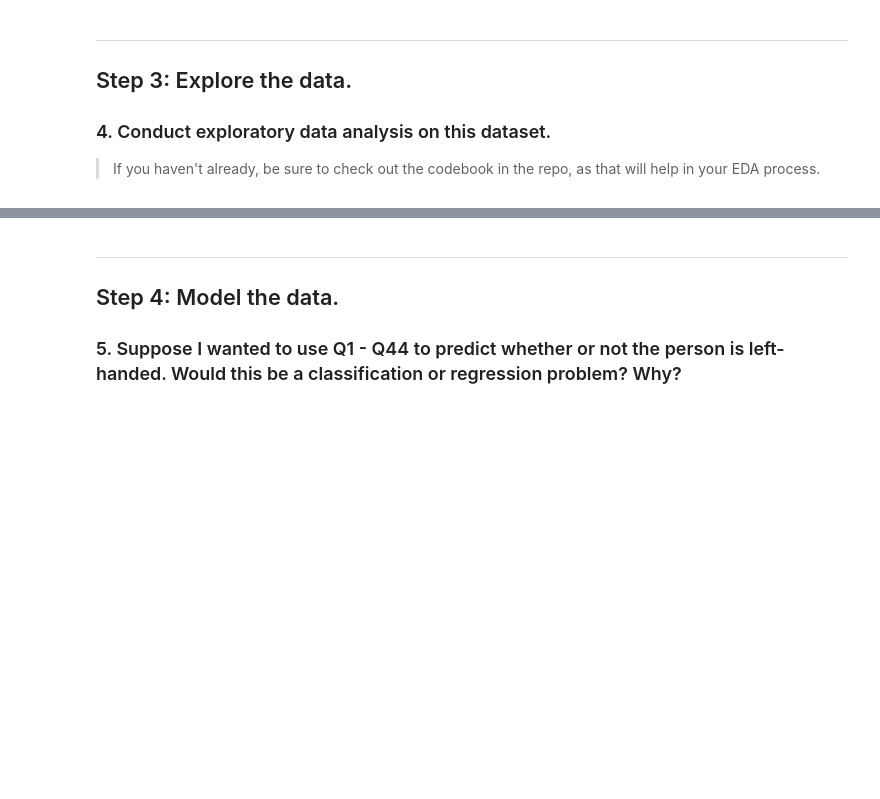
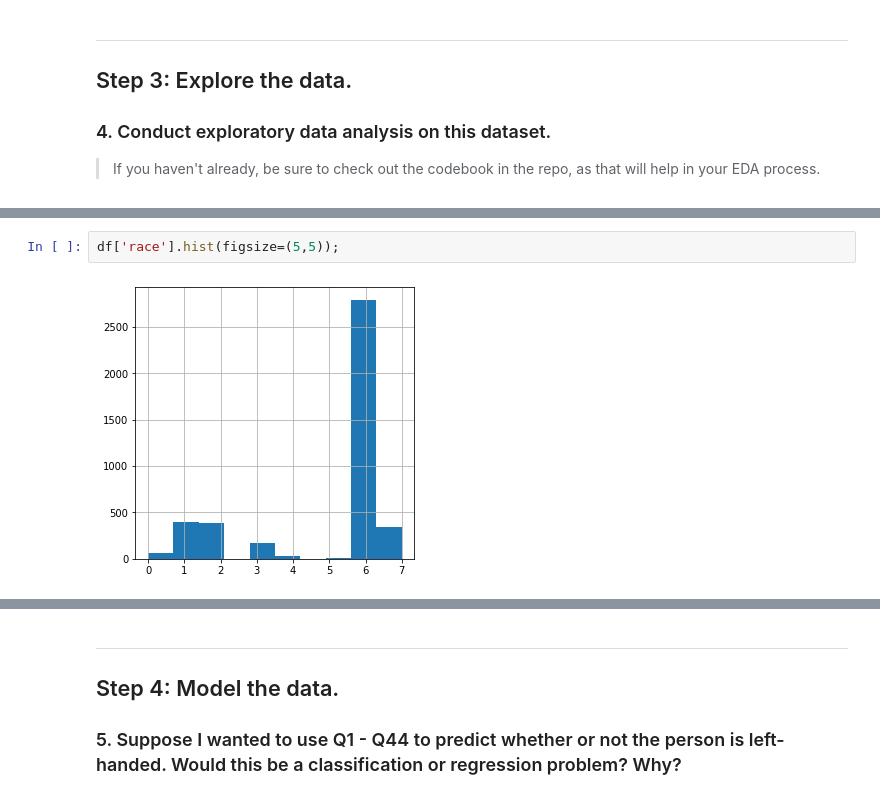
Before and after one commit to joeiid/classification-model-comparison-lab, a Jupyter notebook: starter-code.ipynb, the cells around one changed output, grey strips where cells are left out. Saved outputs shown, nothing was run; the diff lists cells and outputs as text; blank space fills up the shorter version.

```diff
--- a/starter-code.ipynb
+++ b/starter-code.ipynb
@@ -58,0 +134,4 @@ Answer:
+# %%
+df['race'].hist(figsize=(5,5));
+# %% [output]
+[figure, added]
```
Also changed, not shown: parts of 72 cells of this notebook.
